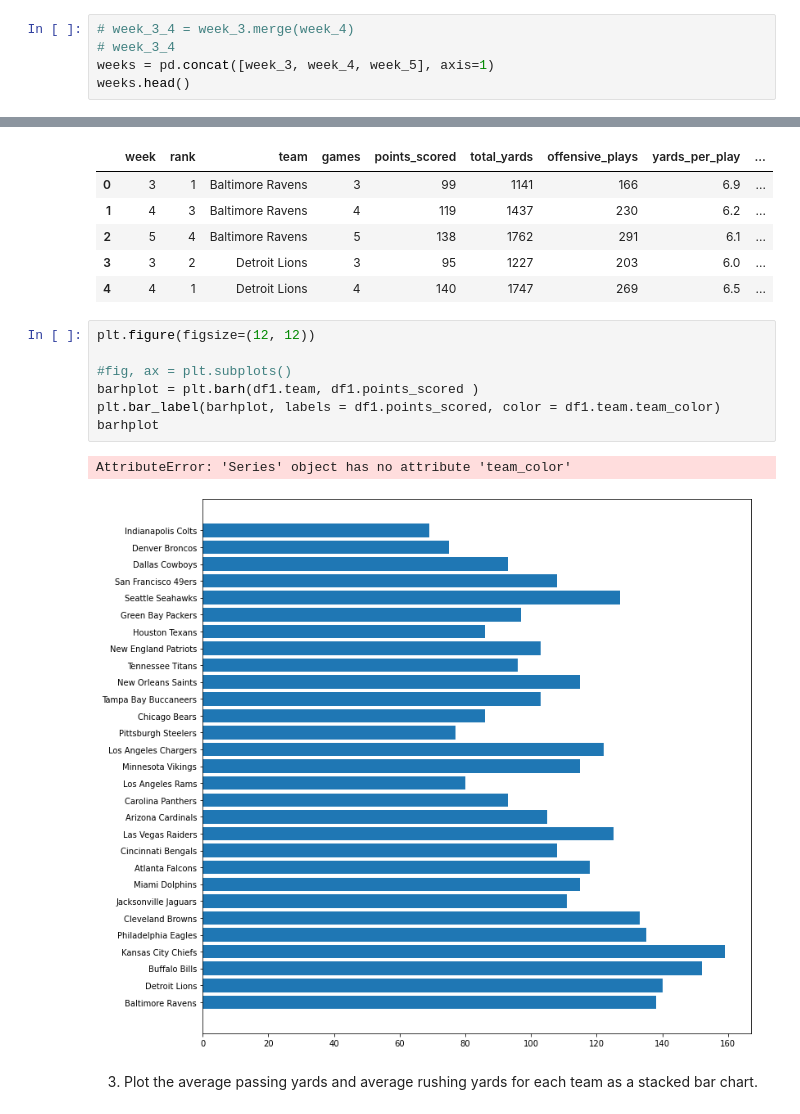
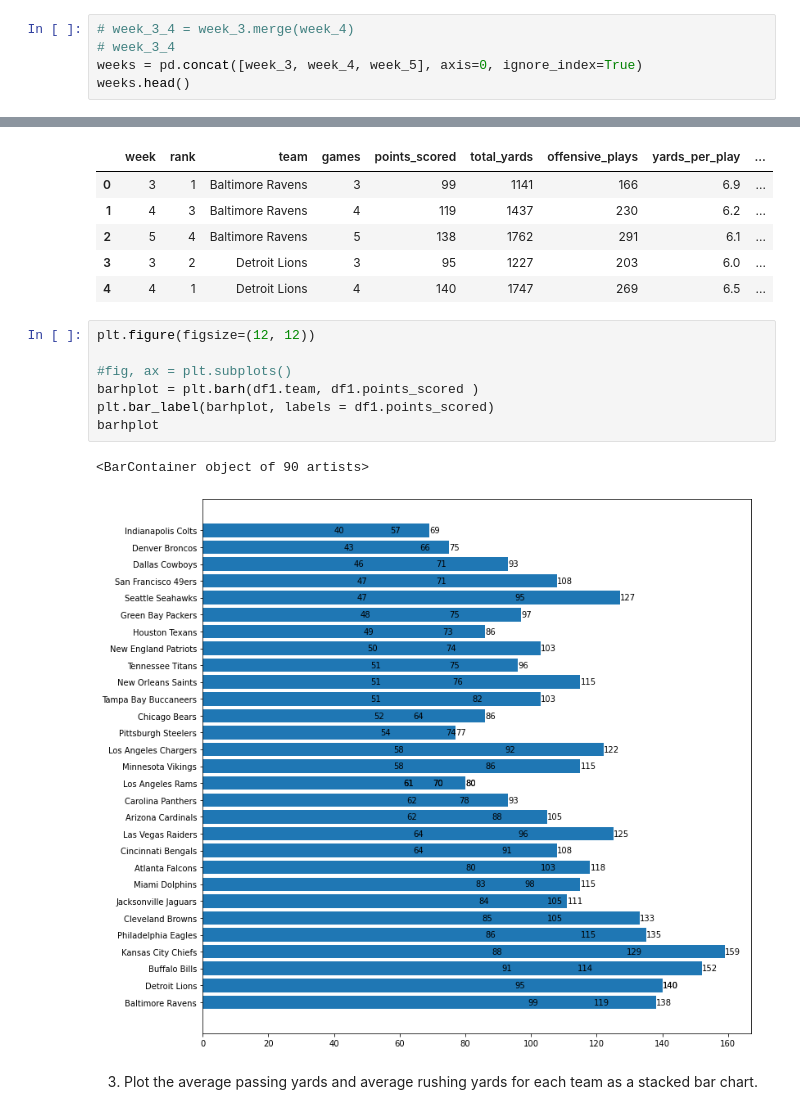
Before and after one commit to AveryH6/cis277-fa22-Lab5, a Jupyter notebook: Lab5.ipynb, the cells around one changed output, grey strips where cells are left out. Saved outputs shown, nothing was run; the diff lists cells and outputs as text.

```diff
--- a/Lab5.ipynb
+++ b/Lab5.ipynb
@@ -20,7 +20,7 @@ week_5.insert(loc=0, column="week", value = 5)
 # %%
 # week_3_4 = week_3.merge(week_4)
 # week_3_4
-weeks = pd.concat([week_3, week_4, week_5], axis=1)
+weeks = pd.concat([week_3, week_4, week_5], axis=0, ignore_index=True)
 weeks.head()
 # %% [output]
 |  | week | rank | team | games | points_scored | total_yards | offensive_plays | yards_per_play | ... |
@@ -80,13 +77,13 @@ df1.head()
 # %%
 plt.figure(figsize=(12, 12))
 
 #fig, ax = plt.subplots()
 barhplot = plt.barh(df1.team, df1.points_scored )
-plt.bar_label(barhplot, labels = df1.points_scored, color = df1.team.team_color)
+plt.bar_label(barhplot, labels = df1.points_scored)
 barhplot
 # %% [output]
-AttributeError: 'Series' object has no attribute 'team_color'
+<BarContainer object of 90 artists>
-[figure, old version]
+[figure, new version]
 # %% [markdown]
 3. Plot the average passing yards and average rushing yards for each team as a stacked bar chart.
 # %%
```
Also changed, not shown: parts of 5 cells of this notebook.
